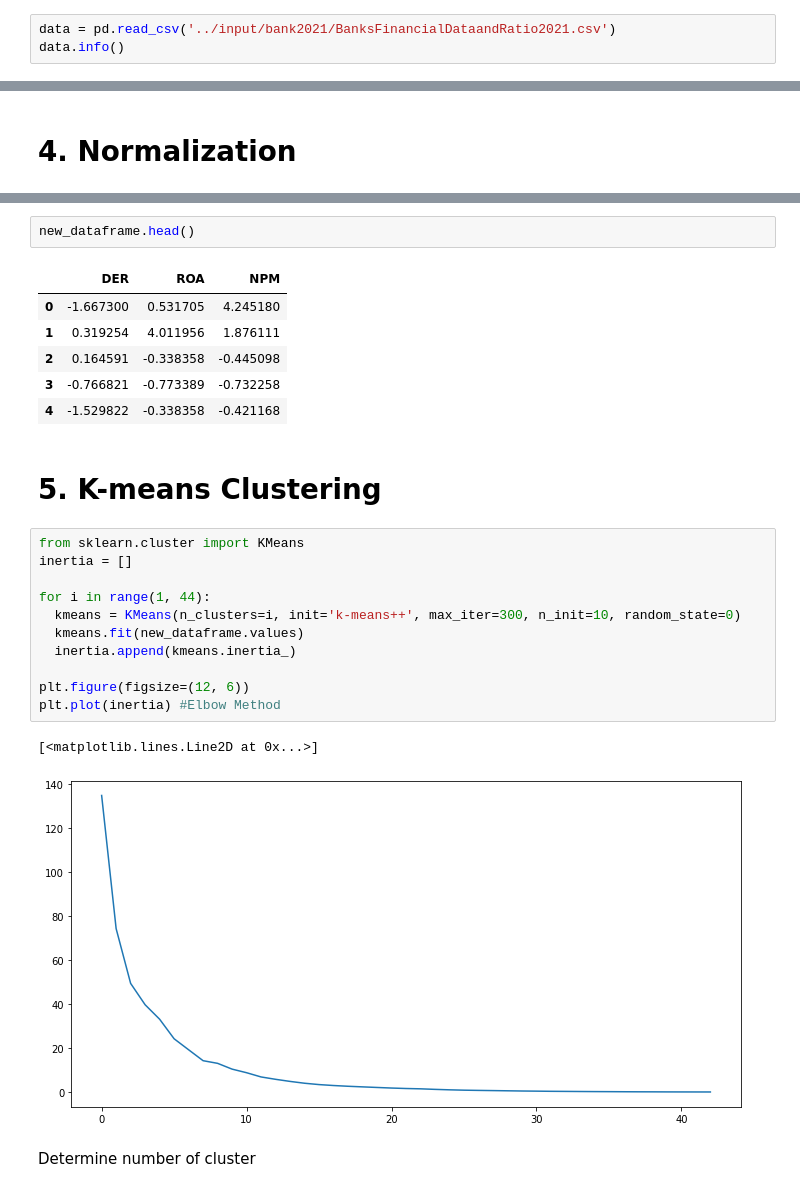
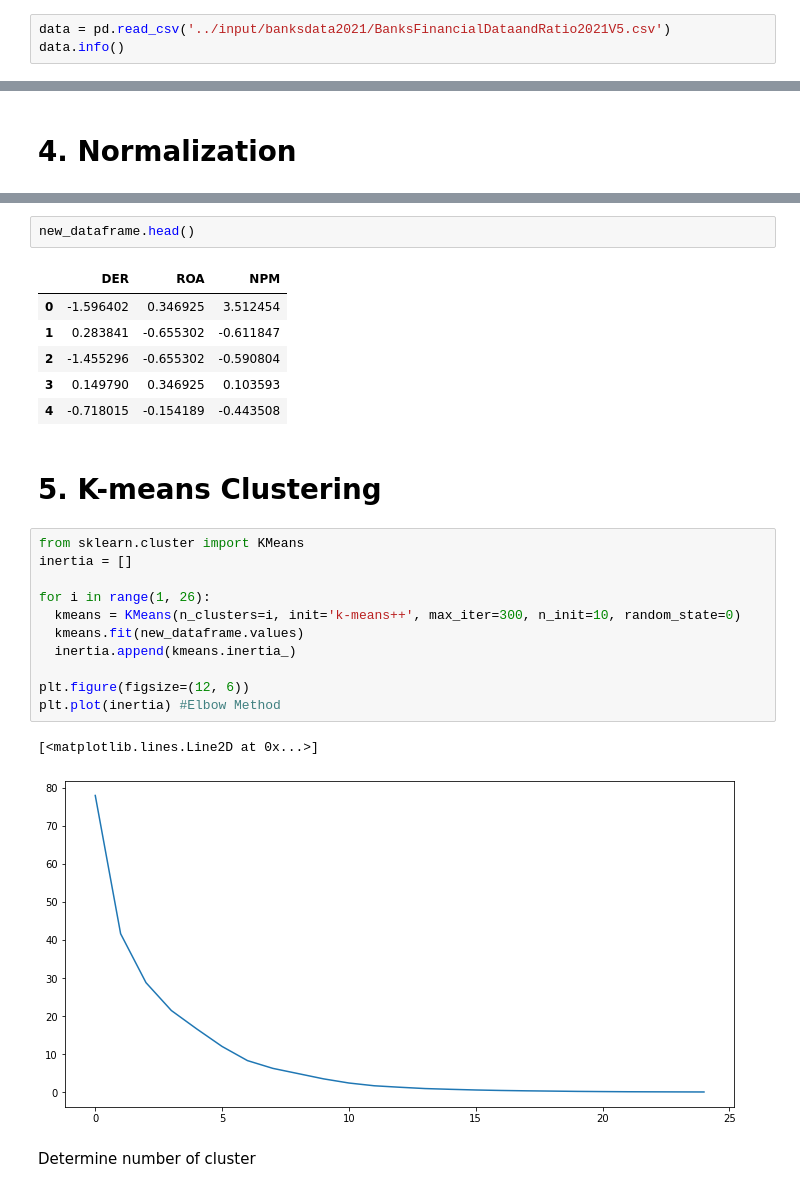
Before and after one commit to sachinmaurya05/Jerry, a Jupyter notebook: clustering-financial-ratios-2021.ipynb, the cells around one changed output, grey strips where cells are left out. Cells and saved outputs as stored; diff of their text form.

Commit message:
Kaggle Notebook | Clustering Financial Ratios 2021 | Version 3

```diff
--- a/clustering-financial-ratios-2021.ipynb
+++ b/clustering-financial-ratios-2021.ipynb
@@ -35,7 +36,7 @@ from scipy import stats
 # %% [markdown]
 # 2. Loading Data
 # %%
-data = pd.read_csv('../input/bank2021/BanksFinancialDataandRatio2021.csv')
+data = pd.read_csv('../input/banksdata2021/BanksFinancialDataandRatio2021V5.csv')
 data.info()
 # %% [output]
 <class 'pandas.core.frame.DataFrame'>
@@ -194,27 +195,27 @@ new_dataframe.describe()
 new_dataframe.head()
 # %% [output]
 |  | DER | ROA | NPM |
-| 0 | -1.667300 | 0.531705 | 4.245180 |
-| 1 | 0.319254 | 4.011956 | 1.876111 |
-| 2 | 0.164591 | -0.338358 | -0.445098 |
-| 3 | -0.766821 | -0.773389 | -0.732258 |
-| 4 | -1.529822 | -0.338358 | -0.421168 |
+| 0 | -1.596402 | 0.346925 | 3.512454 |
+| 1 | 0.283841 | -0.655302 | -0.611847 |
+| 2 | -1.455296 | -0.655302 | -0.590804 |
+| 3 | 0.149790 | 0.346925 | 0.103593 |
+| 4 | -0.718015 | -0.154189 | -0.443508 |
 # %% [markdown]
 # 5. K-means Clustering
 # %%
 from sklearn.cluster import KMeans
 inertia = []
 
-for i in range(1, 44):
+for i in range(1, 26):
   kmeans = KMeans(n_clusters=i, init='k-means++', max_iter=300, n_init=10, random_state=0)
   kmeans.fit(new_dataframe.values)
   inertia.append(kmeans.inertia_)
 
 plt.figure(figsize=(12, 6))
 plt.plot(inertia) #Elbow Method
 # %% [output]
 [<matplotlib.lines.Line2D at 0x...>]
-[figure, old version]
+[figure, new version]
 # %% [markdown]
 Determine number of cluster
 # %%
```
Also changed, not shown: parts of 35 cells of this notebook.
